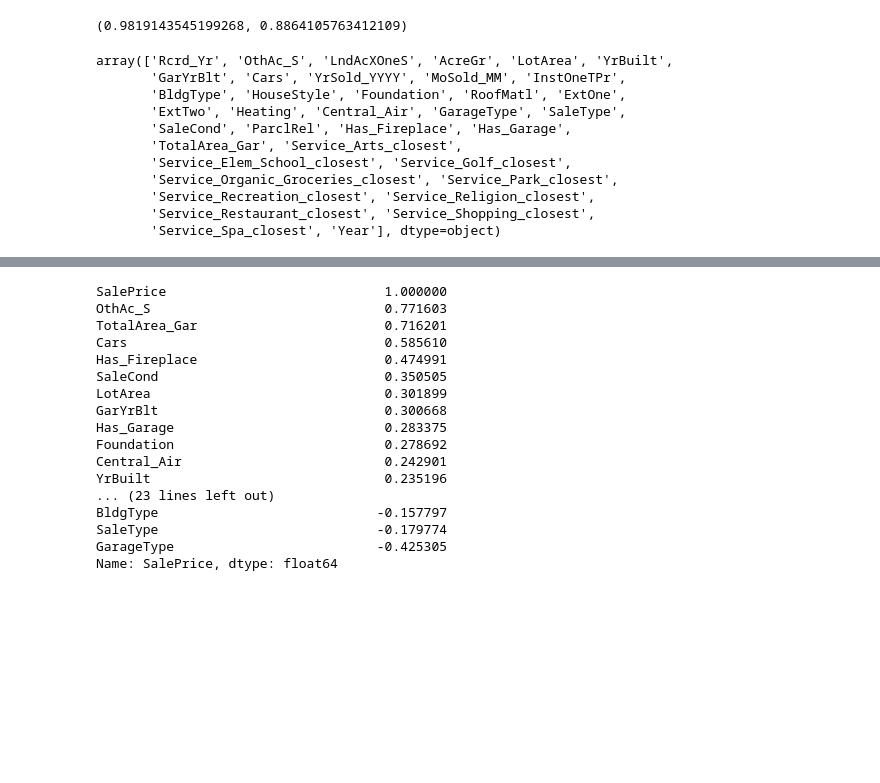
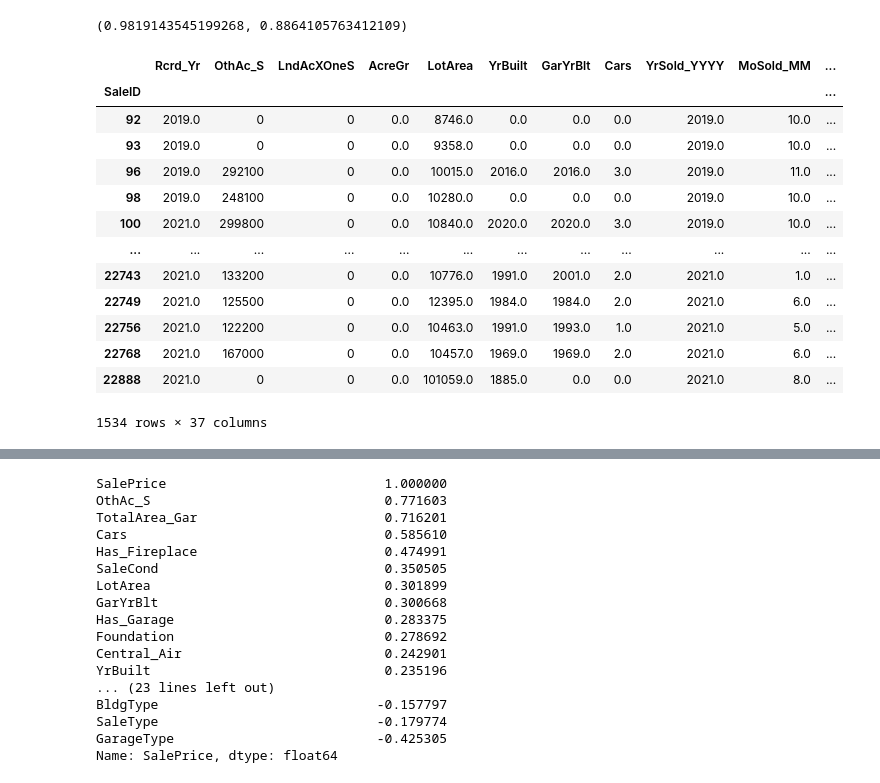
Before and after one commit to lelandjmurrin/Ames_Housing_Project, a Jupyter notebook: Ames_Housing_SalePrice_Distance_Predictions.ipynb, the cells around one changed output, grey strips where cells are left out. Drawn from its saved outputs; the diff is of its cells as text; code cells hidden in the pictures; blank space fills up the shorter version.

```diff
--- a/Ames_Housing_SalePrice_Distance_Predictions.ipynb
+++ b/Ames_Housing_SalePrice_Distance_Predictions.ipynb
@@ -1460,16 +1460,19 @@ years["Both"]["GBR"]["Score"]["test"] = grid_search_GBR_SFS.best_estimator_.scor
 # yearsyears["Both"]["GBR"]["Best_Params"] = grid_search_GBR_SFS.best_estimator_
 # %%
 #years["Both"]["GBR"]["SelectedFeatures"] =
-greedy_selected_features
+df_features_all_encoded[greedy_selected_features]#.filter(regex = "Yr|Year")#.query("YrSold_YYYY == Year")
 # %% [output]
+|  | Rcrd_Yr | OthAc_S | LndAcXOneS | AcreGr | LotArea | YrBuilt | GarYrBlt | Cars | YrSold_YYYY | MoSold_MM | ... |
+| SaleID |  |  |  |  |  |  |  |  |  |  | ... |
+| 92 | 2019.0 | 0 | 0 | 0.0 | 8746.0 | 0.0 | 0.0 | 0.0 | 2019.0 | 10.0 | ... |
+| 93 | 2019.0 | 0 | 0 | 0.0 | 9358.0 | 0.0 | 0.0 | 0.0 | 2019.0 | 10.0 | ... |
+| 96 | 2019.0 | 292100 | 0 | 0.0 | 10015.0 | 2016.0 | 2016.0 | 3.0 | 2019.0 | 11.0 | ... |
+| 98 | 2019.0 | 248100 | 0 | 0.0 | 10280.0 | 0.0 | 0.0 | 0.0 | 2019.0 | 10.0 | ... |
+| 100 | 2021.0 | 299800 | 0 | 0.0 | 10840.0 | 2020.0 | 2020.0 | 3.0 | 2019.0 | 10.0 | ... |
+| ... | ... | ... | ... | ... | ... | ... | ... | ... | ... | ... | ... |
+| 22743 | 2021.0 | 133200 | 0 | 0.0 | 10776.0 | 1991.0 | 2001.0 | 2.0 | 2021.0 | 1.0 | ... |
+| 22749 | 2021.0 | 125500 | 0 | 0.0 | 12395.0 | 1984.0 | 1984.0 | 2.0 | 2021.0 | 6.0 | ... |
+| 22756 | 2021.0 | 122200 | 0 | 0.0 | 10463.0 | 1991.0 | 1993.0 | 1.0 | 2021.0 | 5.0 | ... |
+| 22768 | 2021.0 | 167000 | 0 | 0.0 | 10457.0 | 1969.0 | 1969.0 | 2.0 | 2021.0 | 6.0 | ... |
+| 22888 | 2021.0 | 0 | 0 | 0.0 | 101059.0 | 1885.0 | 0.0 | 0.0 | 2021.0 | 8.0 | ... |
-array(['Rcrd_Yr', 'OthAc_S', 'LndAcXOneS', 'AcreGr', 'LotArea', 'YrBuilt',
-       'GarYrBlt', 'Cars', 'YrSold_YYYY', 'MoSold_MM', 'InstOneTPr',
-       'BldgType', 'HouseStyle', 'Foundation', 'RoofMatl', 'ExtOne',
-       'ExtTwo', 'Heating', 'Central_Air', 'GarageType', 'SaleType',
-       'SaleCond', 'ParclRel', 'Has_Fireplace', 'Has_Garage',
-       'TotalArea_Gar', 'Service_Arts_closest',
-       'Service_Elem_School_closest', 'Service_Golf_closest',
-       'Service_Organic_Groceries_closest', 'Service_Park_closest',
-       'Service_Recreation_closest', 'Service_Religion_closest',
-       'Service_Restaurant_closest', 'Service_Shopping_closest',
-       'Service_Spa_closest', 'Year'], dtype=object)
+1534 rows × 37 columns
```
Also changed, not shown: parts of 1 cell of this notebook, 2 other files.
